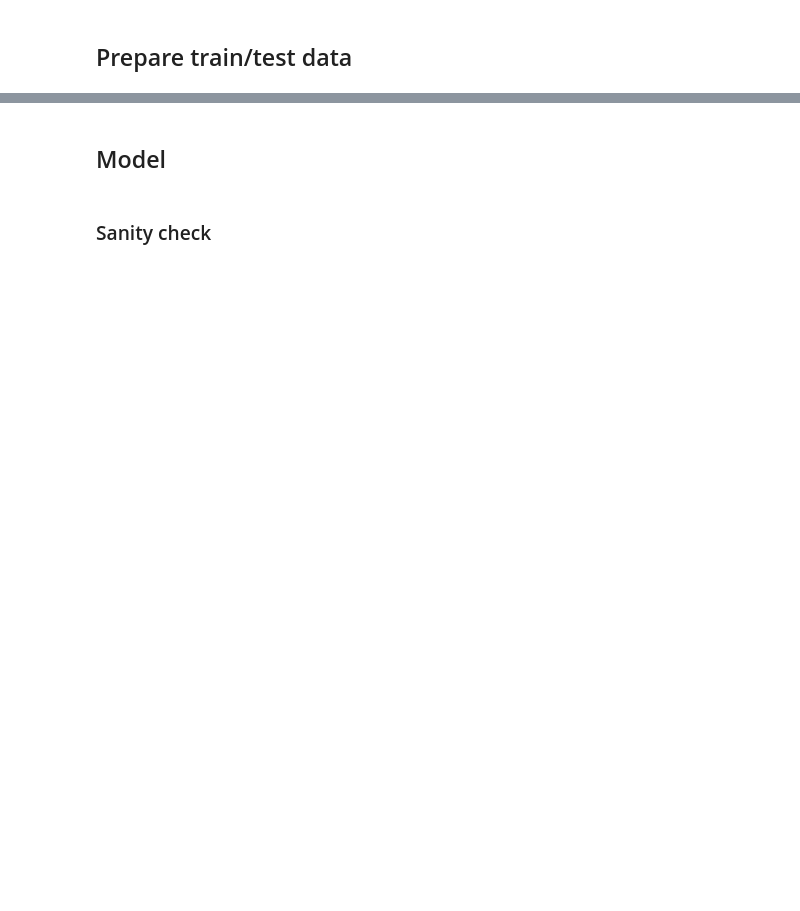
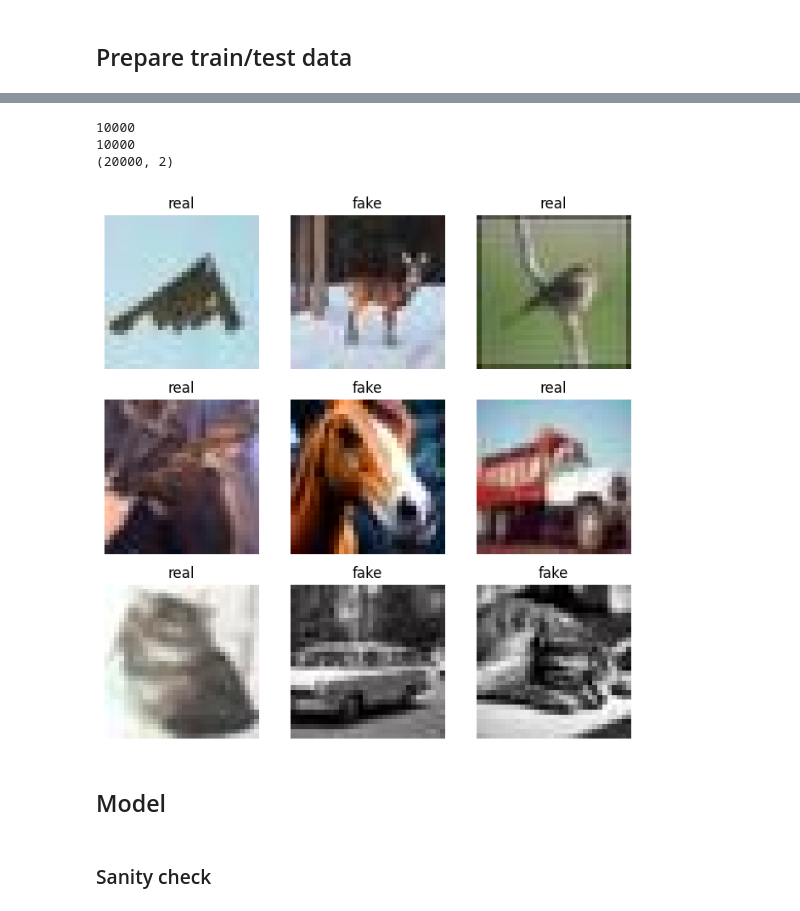
Before and after one commit to mung3477/COSE474_Term_Project, a Jupyter notebook: SDXL_Detector.ipynb, the cells around one changed output, grey strips where cells are left out. Drawn from its saved outputs; the diff is of its cells as text; code cells hidden in the pictures; blank space fills up the shorter version.

```diff
--- a/SDXL_Detector.ipynb
+++ b/SDXL_Detector.ipynb
@@ -86,19 +107,35 @@ training_data = CustomImageDataset(pd.read_csv(TRAIN_ANNO_PATH), "", transform=l
-# %%
-# Check if data was loaded without any problems
-labels_map = {
-    0: "fake",
-    1: "real",
-}
-figure = plt.figure(figsize=(8, 8))
-cols, rows = 3, 3
-for i in range(1, cols * rows + 1):
-    sample_idx = torch.randint(len(training_data), size=(1,)).item()
-    img, label = training_data[sample_idx]
-    figure.add_subplot(rows, cols, i)
-    plt.title(labels_map[label])
-    plt.axis("off")
-    plt.imshow(img.permute(1, 2, 0).squeeze(), cmap="gray")
-plt.show()
+# %%
+TEST_ANNO_PATH = "test_labels.csv"
+
+test_paths_fake = list(glob('./CIFAKE/DATASET/test/FAKE/*.jpg'))
+print(len(test_paths_fake))
+
+df_test_fake = pd.DataFrame(test_paths_fake)
+df_test_fake.columns = ['path']
+df_test_fake['label'] = 0
+df_test_fake.head()
+
+test_paths_real = list(glob('./CIFAKE/DATASET/test/REAL/*.jpg'))
+print(len(test_paths_real))
+
+df_test_real = pd.DataFrame(test_paths_real)
+df_test_real.columns = ['path']
+df_test_real['label'] = 1
+df_test_real.head()
+
+df_test = pd.concat((df_test_fake, df_test_real), axis = 0 )
+print(df_test.shape)
+
+df_test.to_csv(TEST_ANNO_PATH, index=False)
+# %% [output]
+10000
+10000
+(20000, 2)
+# %%
+test_data = CustomImageDataset(pd.read_csv(TEST_ANNO_PATH), "", transform=lambda img: img.type(torch.FloatTensor) / 255)
+showNineImgs(test_data)
+# %% [output]
+[figure, added]
 # %% [markdown]
 ## Model
 # %%
```
Also changed, not shown: parts of 20 cells of this notebook.
